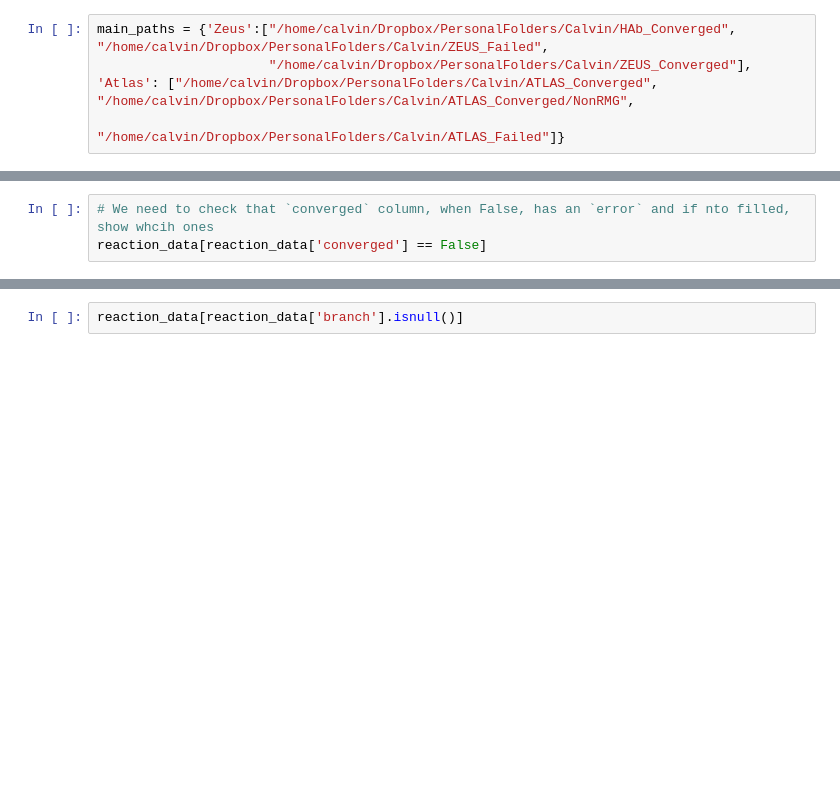
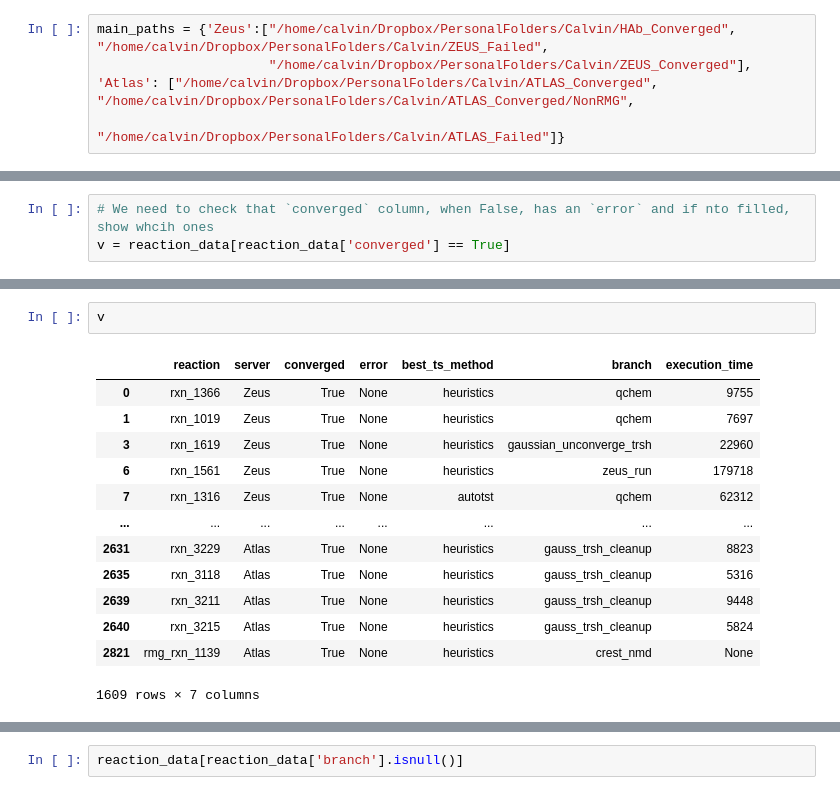
Before and after one commit to calvinp0/arc_analysis, a Jupyter notebook: arc_job_failure.ipynb, the cells around one changed output, grey strips where cells are left out. Cells and saved outputs as stored; diff of their text form; blank space fills up the shorter version.

```diff
--- a/arc_job_failure.ipynb
+++ b/arc_job_failure.ipynb
@@ -372,4 +384,4 @@ for server, item in main_paths.items():
                                     }])], ignore_index=True)
 # %%
 # We need to check that `converged` column, when False, has an `error` and if nto filled, show whcih ones
-reaction_data[reaction_data['converged'] == False]
+v = reaction_data[reaction_data['converged'] == True]
@@ -389,0 +388,16 @@ reaction_data[reaction_data['converged'] == False]
+# %%
+v
+# %% [output]
+|  | reaction | server | converged | error | best_ts_method | branch | execution_time |
+| 0 | rxn_1366 | Zeus | True | None | heuristics | qchem | 9755 |
+| 1 | rxn_1019 | Zeus | True | None | heuristics | qchem | 7697 |
+| 3 | rxn_1619 | Zeus | True | None | heuristics | gaussian_unconverge_trsh | 22960 |
+| 6 | rxn_1561 | Zeus | True | None | heuristics | zeus_run | 179718 |
+| 7 | rxn_1316 | Zeus | True | None | autotst | qchem | 62312 |
+| ... | ... | ... | ... | ... | ... | ... | ... |
+| 2631 | rxn_3229 | Atlas | True | None | heuristics | gauss_trsh_cleanup | 8823 |
+| 2635 | rxn_3118 | Atlas | True | None | heuristics | gauss_trsh_cleanup | 5316 |
+| 2639 | rxn_3211 | Atlas | True | None | heuristics | gauss_trsh_cleanup | 9448 |
+| 2640 | rxn_3215 | Atlas | True | None | heuristics | gauss_trsh_cleanup | 5824 |
+| 2821 | rmg_rxn_1139 | Atlas | True | None | heuristics | crest_nmd | None |
+1609 rows × 7 columns
```
Also changed, not shown: parts of 13 cells of this notebook, 15 other files.
